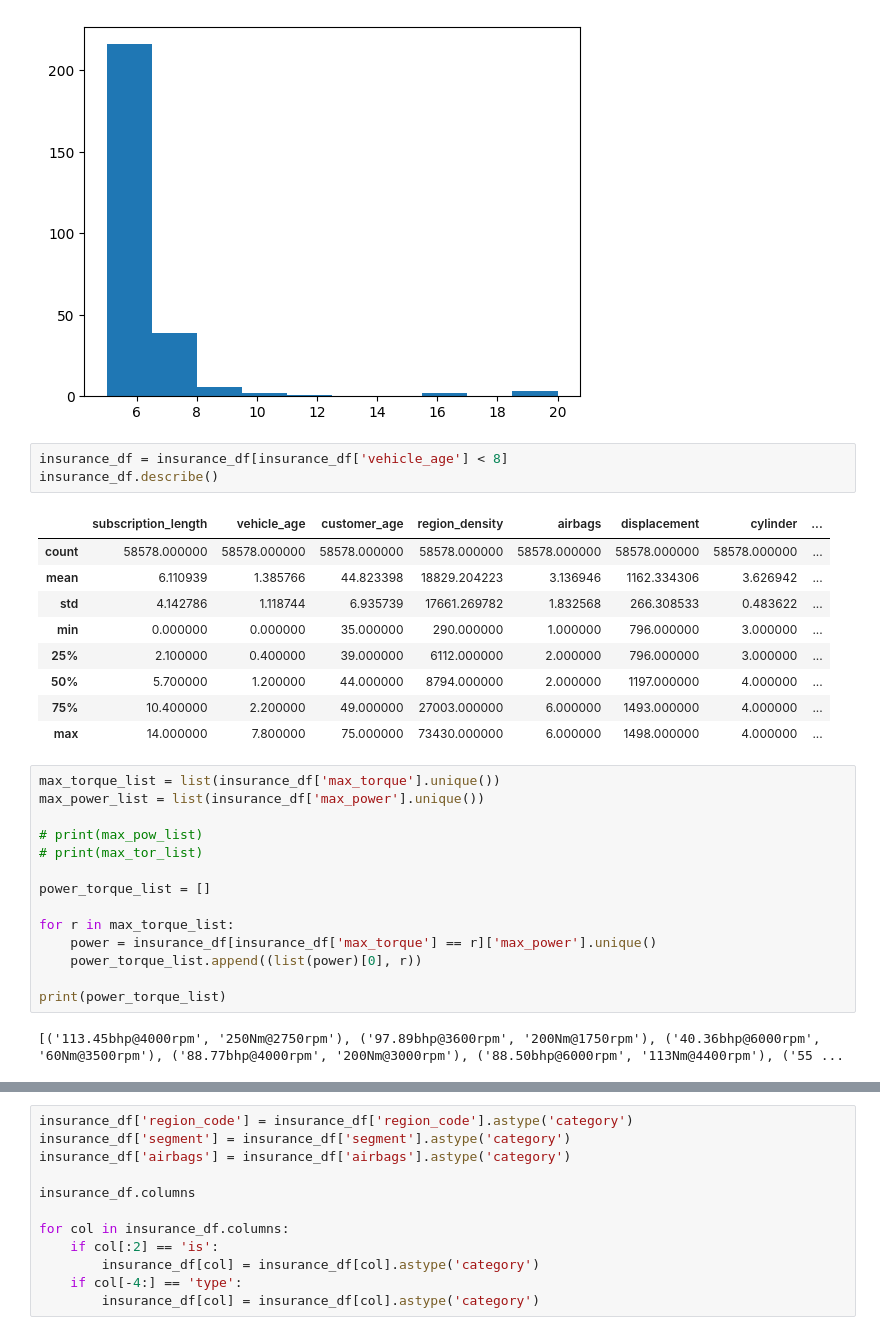
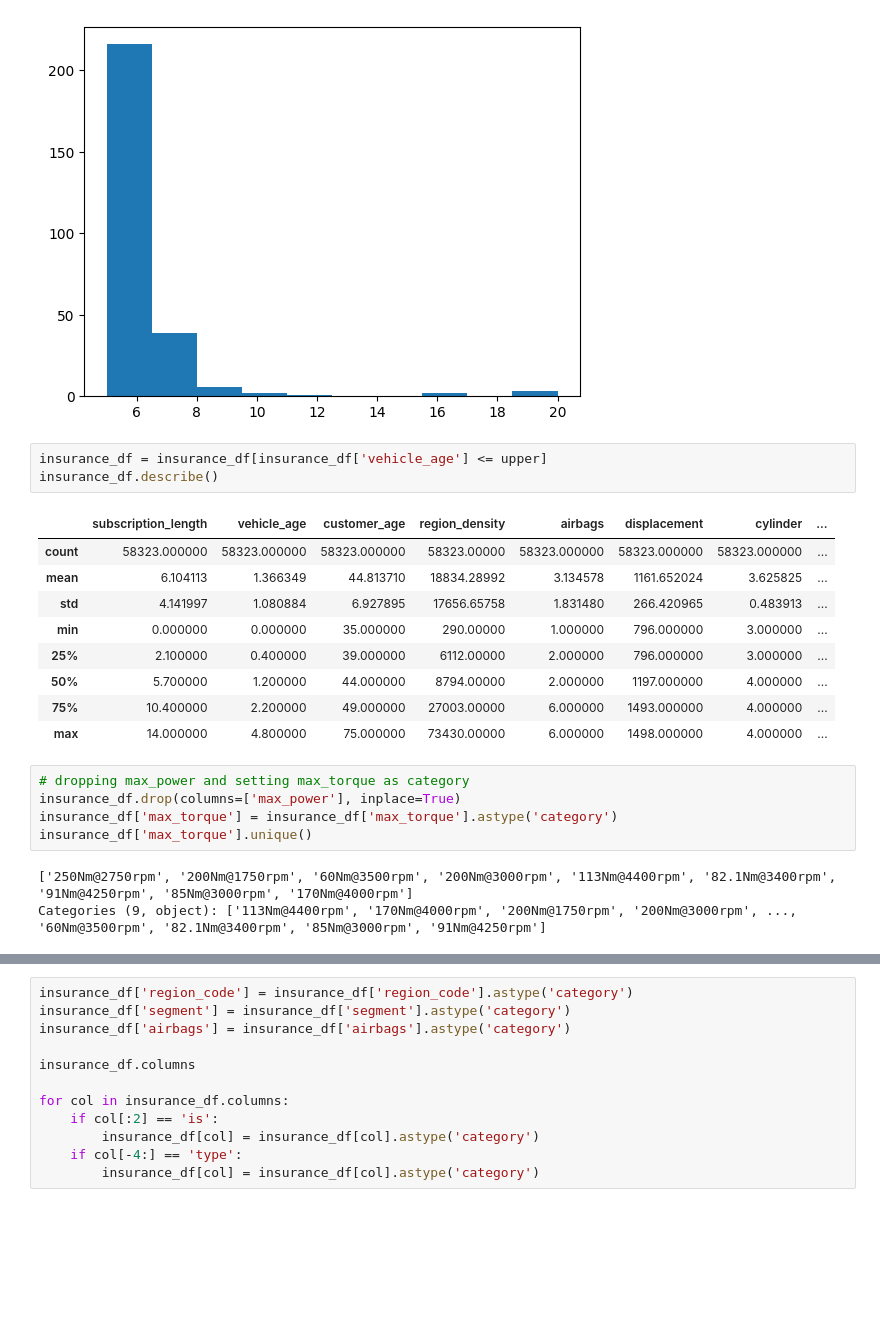
Before and after one commit to ROYBRUNO81/insurance.github.io, a Jupyter notebook: Cleaning_and_EDA.ipynb, the cells around one changed output, grey strips where cells are left out. Cells and saved outputs as stored; diff of their text form; blank space fills up the shorter version.

```diff
--- a/Cleaning_and_EDA.ipynb
+++ b/Cleaning_and_EDA.ipynb
@@ -107,31 +104,23 @@ plt.show()
 # %% [output]
 [figure]
 # %%
-insurance_df = insurance_df[insurance_df['vehicle_age'] < 8]
+insurance_df = insurance_df[insurance_df['vehicle_age'] <= upper]
 insurance_df.describe()
 # %% [output]
 |  | subscription_length | vehicle_age | customer_age | region_density | airbags | displacement | cylinder | ... |
-| count | 58578.000000 | 58578.000000 | 58578.000000 | 58578.000000 | 58578.000000 | 58578.000000 | 58578.000000 | ... |
-| mean | 6.110939 | 1.385766 | 44.823398 | 18829.204223 | 3.136946 | 1162.334306 | 3.626942 | ... |
-| std | 4.142786 | 1.118744 | 6.935739 | 17661.269782 | 1.832568 | 266.308533 | 0.483622 | ... |
-| min | 0.000000 | 0.000000 | 35.000000 | 290.000000 | 1.000000 | 796.000000 | 3.000000 | ... |
-| 25% | 2.100000 | 0.400000 | 39.000000 | 6112.000000 | 2.000000 | 796.000000 | 3.000000 | ... |
-| 50% | 5.700000 | 1.200000 | 44.000000 | 8794.000000 | 2.000000 | 1197.000000 | 4.000000 | ... |
-| 75% | 10.400000 | 2.200000 | 49.000000 | 27003.000000 | 6.000000 | 1493.000000 | 4.000000 | ... |
-| max | 14.000000 | 7.800000 | 75.000000 | 73430.000000 | 6.000000 | 1498.000000 | 4.000000 | ... |
+| count | 58323.000000 | 58323.000000 | 58323.000000 | 58323.00000 | 58323.000000 | 58323.000000 | 58323.000000 | ... |
+| mean | 6.104113 | 1.366349 | 44.813710 | 18834.28992 | 3.134578 | 1161.652024 | 3.625825 | ... |
+| std | 4.141997 | 1.080884 | 6.927895 | 17656.65758 | 1.831480 | 266.420965 | 0.483913 | ... |
+| min | 0.000000 | 0.000000 | 35.000000 | 290.00000 | 1.000000 | 796.000000 | 3.000000 | ... |
+| 25% | 2.100000 | 0.400000 | 39.000000 | 6112.00000 | 2.000000 | 796.000000 | 3.000000 | ... |
+| 50% | 5.700000 | 1.200000 | 44.000000 | 8794.00000 | 2.000000 | 1197.000000 | 4.000000 | ... |
+| 75% | 10.400000 | 2.200000 | 49.000000 | 27003.00000 | 6.000000 | 1493.000000 | 4.000000 | ... |
+| max | 14.000000 | 4.800000 | 75.000000 | 73430.00000 | 6.000000 | 1498.000000 | 4.000000 | ... |
 # %%
-max_torque_list = list(insurance_df['max_torque'].unique())
-max_power_list = list(insurance_df['max_power'].unique())
-
-# print(max_pow_list)
-# print(max_tor_list)
-
-power_torque_list = []
-
-for r in max_torque_list:
-    power = insurance_df[insurance_df['max_torque'] == r]['max_power'].unique()
-    power_torque_list.append((list(power)[0], r))
-
-print(power_torque_list)
+# dropping max_power and setting max_torque as category
+insurance_df.drop(columns=['max_power'], inplace=True)
+insurance_df['max_torque'] = insurance_df['max_torque'].astype('category')
+insurance_df['max_torque'].unique()
 # %% [output]
-[('113.45bhp@4000rpm', '250Nm@2750rpm'), ('97.89bhp@3600rpm', '200Nm@1750rpm'), ('40.36bhp@6000rpm', '60Nm@3500rpm'), ('88.77bhp@4000rpm', '200Nm@3000rpm'), ('88.50bhp@6000rpm', '113Nm@4400rpm'), ('55 ...
+['250Nm@2750rpm', '200Nm@1750rpm', '60Nm@3500rpm', '200Nm@3000rpm', '113Nm@4400rpm', '82.1Nm@3400rpm', '91Nm@4250rpm', '85Nm@3000rpm', '170Nm@4000rpm']
+Categories (9, object): ['113Nm@4400rpm', '170Nm@4000rpm', '200Nm@1750rpm', '200Nm@3000rpm', ..., '60Nm@3500rpm', '82.1Nm@3400rpm', '85Nm@3000rpm', '91Nm@4250rpm']
```
Also changed, not shown: parts of 14 cells of this notebook, 2 other files.
